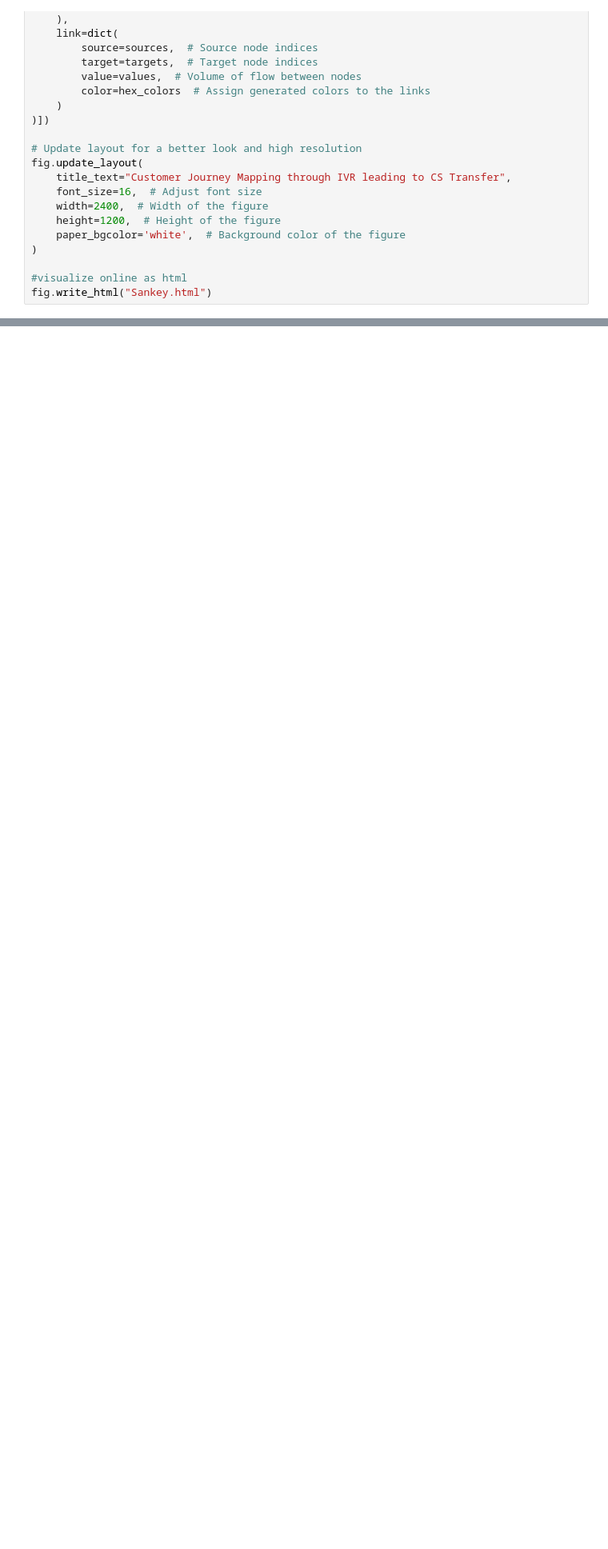
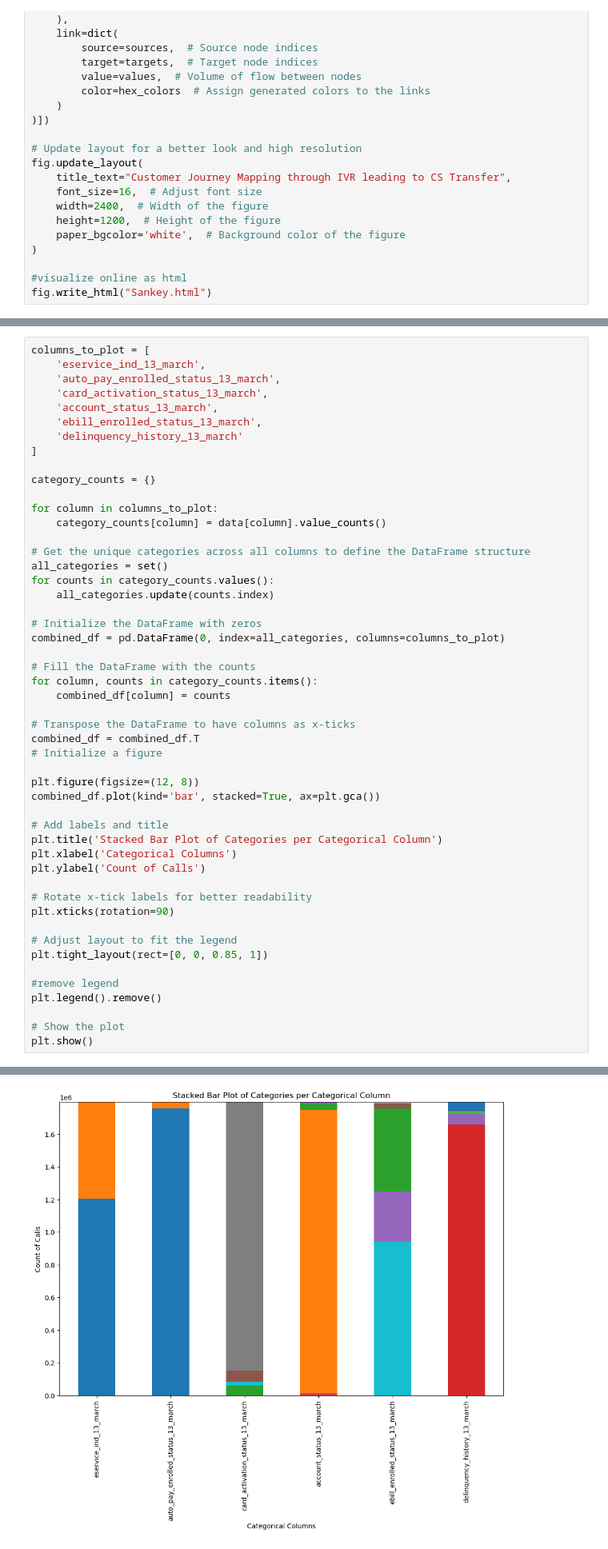
Before and after one commit to Johann-Cardenas/Datathon-2024, a Jupyter notebook: EDA.ipynb, the cells around one changed output, grey strips where cells are left out. Shown at 80% size. Drawn from its saved outputs; the diff is of its cells as text; blank space fills up the shorter version.

```diff
--- a/EDA.ipynb
+++ b/EDA.ipynb
@@ -646,0 +696,51 @@ fig.write_html("Sankey_Top5.html")
+# %%
+columns_to_plot = [
+    'eservice_ind_13_march',
+    'auto_pay_enrolled_status_13_march',
+    'card_activation_status_13_march',
+    'account_status_13_march',
+    'ebill_enrolled_status_13_march',
+    'delinquency_history_13_march'
+]
+
+category_counts = {}
+
+for column in columns_to_plot:
+    category_counts[column] = data[column].value_counts()
+
+# Get the unique categories across all columns to define the DataFrame structure
+all_categories = set()
+for counts in category_counts.values():
+    all_categories.update(counts.index)
+
+# Initialize the DataFrame with zeros
+combined_df = pd.DataFrame(0, index=all_categories, columns=columns_to_plot)
+
+# Fill the DataFrame with the counts
+for column, counts in category_counts.items():
+    combined_df[column] = counts
+
+# Transpose the DataFrame to have columns as x-ticks
+combined_df = combined_df.T
+# Initialize a figure
+
+plt.figure(figsize=(12, 8))
+combined_df.plot(kind='bar', stacked=True, ax=plt.gca())
+
+# Add labels and title
+plt.title('Stacked Bar Plot of Categories per Categorical Column')
+plt.xlabel('Categorical Columns')
+plt.ylabel('Count of Calls')
+
+# Rotate x-tick labels for better readability
+plt.xticks(rotation=90)
+
+# Adjust layout to fit the legend
+plt.tight_layout(rect=[0, 0, 0.85, 1])
+
+#remove legend
+plt.legend().remove()
+
+# Show the plot
+plt.show()
+# %% [output]
@@ -646,0 +748 @@ fig.write_html("Sankey_Top5.html")
+[figure, added]
```
Also changed, not shown: parts of 12 cells of this notebook.
